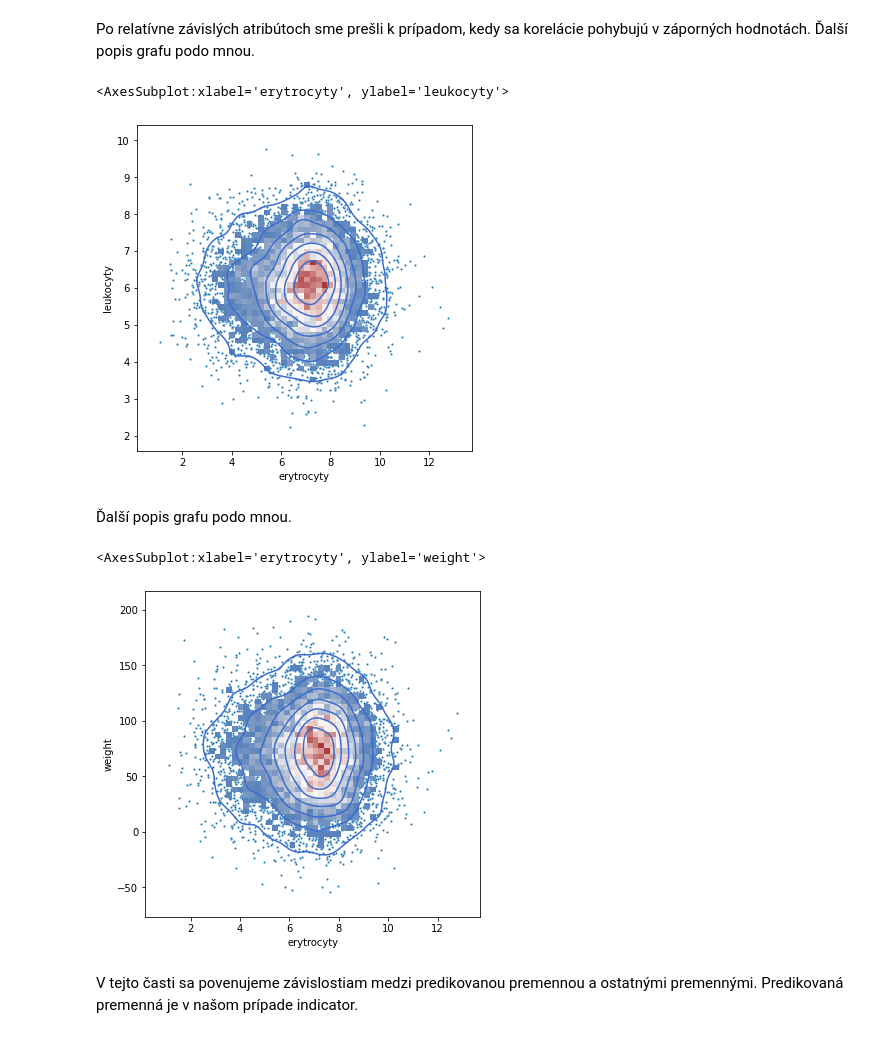
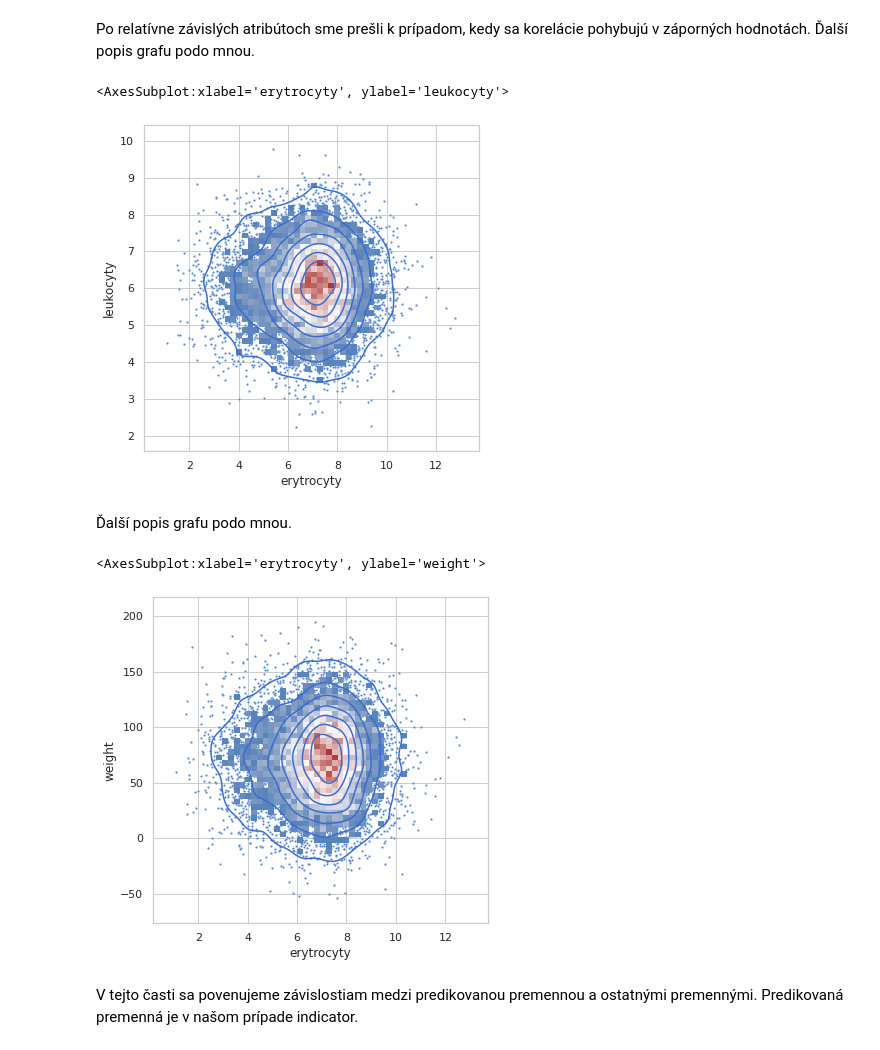
Before and after one commit to MarkoStahovec/IAU-Stahovec-Viest, a Jupyter notebook: main.ipynb, the cells around one changed output. Cells and saved outputs as stored; diff of their text form; code cells hidden in the pictures.

```diff
--- a/main.ipynb
+++ b/main.ipynb
@@ -7,6 +7,9 @@ import pandas as pd
 import numpy as np
 import seaborn as sns
 import matplotlib.pyplot as plt
+
+sns.set_theme(style="whitegrid", palette="coolwarm")
+sns.set_palette("coolwarm")
 # %% [markdown]
 Hneď na začiatok si **načítame dáta** zo súboru funkciou **read_csv()**
 Následne vykonáme prvú "čistiacu" operáciu, v ktorej vymažeme prvý stĺpec, v ktorom
@@ -236,24 +240,24 @@ hodnotách.
 plt.subplots(figsize=(6, 6))
 #with sns.axes_style('white'):
     #sns.jointplot("erytrocyty", "leukocyty", data_labor, kind='kde')
-sns.scatterplot(data=data_labor, x="erytrocyty", y="leukocyty", s=5)
+sns.scatterplot(data=data_labor, x="erytrocyty", y="leukocyty", s=5, color="#4c81d0")
 sns.histplot(data=data_labor, x="erytrocyty", y="leukocyty", bins=50, pthresh=.1, cmap="vlag", shrink=.4)
 sns.kdeplot(data=data_labor, x="erytrocyty", y="leukocyty", levels=8, color="#3b6cce", linewidth=.75)
 # %% [output]
 <AxesSubplot:xlabel='erytrocyty', ylabel='leukocyty'>
-[figure, old version]
+[figure, new version]
 # %% [markdown]
 Ďalší popis grafu podo mnou.
 # %%
 # sns.scatterplot(data=data_labor, x="erytrocyty", y="weight")
 
 plt.subplots(figsize=(6, 6))
-sns.scatterplot(data=data_labor, x="erytrocyty", y="weight", s=5)
+sns.scatterplot(data=data_labor, x="erytrocyty", y="weight", s=5, color="#4c81d0")
 sns.histplot(data=data_labor, x="erytrocyty", y="weight", bins=50, pthresh=.1, cmap="vlag", shrink=.4)
 sns.kdeplot(data=data_labor, x="erytrocyty", y="weight", levels=8, color="#3b6cce", linewidth=.75)
 # %% [output]
 <AxesSubplot:xlabel='erytrocyty', ylabel='weight'>
-[figure, old version]
+[figure, new version]
 # %% [markdown]
 V tejto časti sa povenujeme závislostiam medzi predikovanou premennou a ostatnými premennými.
 Predikovaná premenná je v našom prípade indicator.
```
Also changed, not shown: parts of 19 cells of this notebook.
